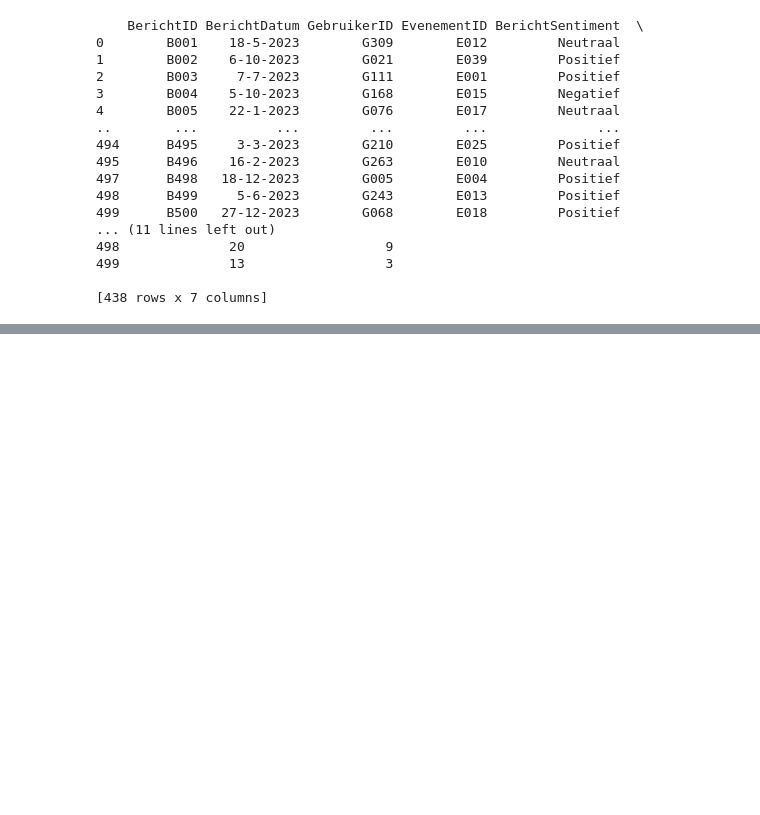
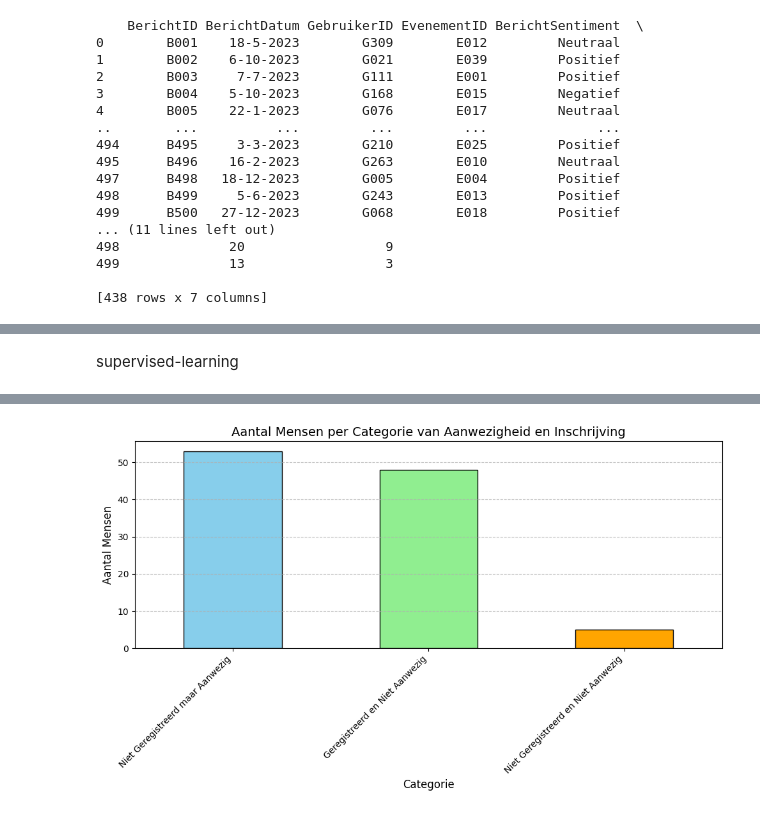
Before and after one commit to MikaBeee/Victuz-ML-model, a Jupyter notebook: datafilter.ipynb, the cells around one changed output, grey strips where cells are left out. Drawn from its saved outputs; the diff is of its cells as text; code cells hidden in the pictures; blank space fills up the shorter version.

```diff
--- a/datafilter.ipynb
+++ b/datafilter.ipynb
@@ -223,0 +257,2 @@ gebruikersinformatie
+# %% [markdown]
+supervised-learning
@@ -223,0 +271,77 @@ gebruikersinformatie
+# %%
+import pandas as pd
+from sklearn.model_selection import train_test_split
+from sklearn.ensemble import RandomForestClassifier
+from sklearn.metrics import accuracy_score, confusion_matrix
+from sklearn.preprocessing import LabelEncoder
+
+# Stap 1: Maak de 'Ingeschreven' kolom op basis van 'Aanwezigheidsstatus'
+# Als 'Aanwezigheidsstatus' = 'Geregistreerd', beschouwen we de gebruiker als ingeschreven.
+data['Ingeschreven'] = data['Aanwezigheidsstatus'].apply(lambda x: 1 if x == 'Geregistreerd' else 0)
+
+# Stap 2: Maak de 'Aanwezig' kolom die aangeeft of de gebruiker daadwerkelijk aanwezig was
+# Stel dat we een kolom hebben 'Aanwezigheidsstatus' die aangeeft of iemand aanwezig was (bijv. 'aanwezig', 'afwezig')
+data['Aanwezig'] = data['Aanwezigheidsstatus'].apply(lambda x: 1 if x == 'Bijgewoond' else 0)
+
+# Stap 3: Maak een nieuwe 'Categorie' kolom die de vier groepen definieert
+data['Categorie'] = data.apply(
+    lambda row: 'Geregistreerd en Aanwezig' if row['Ingeschreven'] == 1 and row['Aanwezig'] == 1 else (
+        'Geregistreerd en Niet Aanwezig' if row['Ingeschreven'] == 1 and row['Aanwezig'] == 0 else (
+            'Niet Geregistreerd en Niet Aanwezig' if row['Ingeschreven'] == 0 and row['Aanwezig'] == 0 else 'Niet Geregistreerd maar Aanwezig'
+        )
+    ), axis=1
+)
+
+# Bekijk de eerste paar rijen om te controleren
+print(data[['Ingeschreven', 'Aanwezig', 'Categorie']].head())
+
+# Stap 4: Zet categorische variabelen om naar numerieke waarden
+label_encoder = LabelEncoder()
+data['Studierichting'] = label_encoder.fit_transform(data['Studierichting'])
+data['EvenementType'] = label_encoder.fit_transform(data['EvenementType'])
+data['Lidmaatschapstype'] = label_encoder.fit_transform(data['Lidmaatschapstype'])
+
+# Stap 5: Kenmerken en doelvariabele
+X = data[['Ingeschreven', 'Leeftijd', 'Studierichting', 'EvenementType', 'Lidmaatschapstype']]
+y = data['Categorie']  # Doelvariabele (Categorie)
+
+# Stap 6: Train/Test Split
+X_train, X_test, y_train, y_test = train_test_split(X, y, test_size=0.2, random_state=42)
+
+# Stap 7: Train een Random Forest Classifier
+model = RandomForestClassifier(random_state=42)
+model.fit(X_train, y_train)
+
+# Stap 8: Voorspel de aanwezigheid en inschrijving
+y_pred = model.predict(X_test)
+
+# Stap 9: Evalueren
+accuracy = accuracy_score(y_test, y_pred)
+print(f"Accuracy: {accuracy * 100:.2f}%")
+
+# Confusiematrix om te zien hoeveel correct voorspeld is
+print("Confusiematrix:")
+print(confusion_matrix(y_test, y_pred))
+
+# Stap 10: Voorspellen van nieuwe data
+# Voorbeeld: Een gebruiker die is geregistreerd (Ingeschreven=1), leeftijd 22, studierichting 2, EvenementType 1, Lidmaatschapstype 0
+import matplotlib.pyplot as plt
+
+# Stap 1: Groepeer de data per 'Categorie' en tel het aantal mensen per categorie
+categorie_opkomst = data['Categorie'].value_counts()
+
+# Stap 2: Maak een staafdiagram van de opkomst per categorie
+plt.figure(figsize=(10, 6))
+categorie_opkomst.plot(kind='bar', color=['skyblue', 'lightgreen', 'orange', 'salmon'], edgecolor='black')
+
+# Stap 3: Voeg titels en labels toe
+plt.title('Aantal Mensen per Categorie van Aanwezigheid en Inschrijving', fontsize=14)
+plt.xlabel('Categorie', fontsize=12)
+plt.ylabel('Aantal Mensen', fontsize=12)
+plt.xticks(rotation=45, ha='right')
+plt.grid(axis='y', linestyle='--', alpha=0.7)
+
+# Stap 4: Toon de plot
+plt.tight_layout()
+plt.show()
+# %% [output]
@@ -223,0 +359 @@ gebruikersinformatie
+[figure, added]
```
Also changed, not shown: parts of 14 cells of this notebook.
